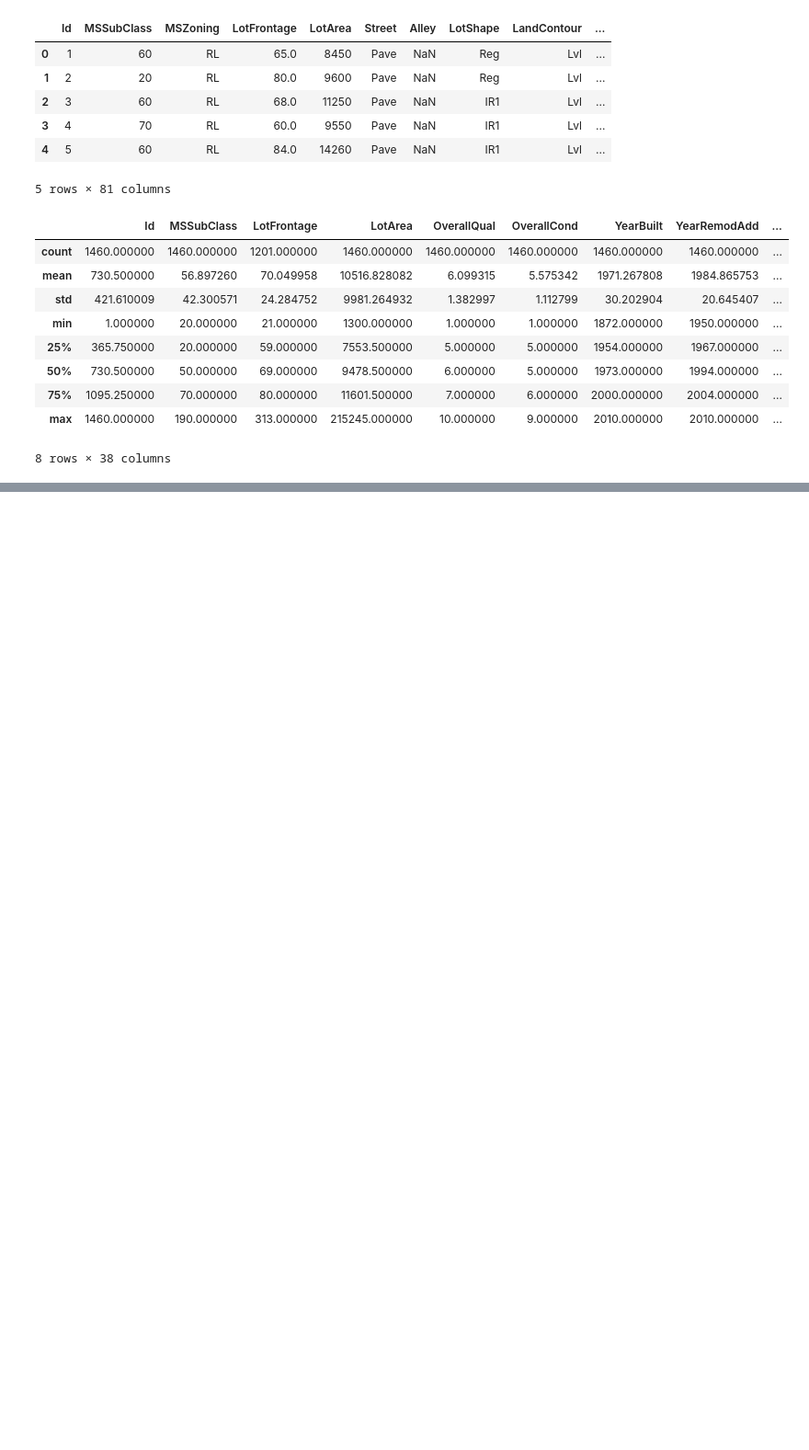
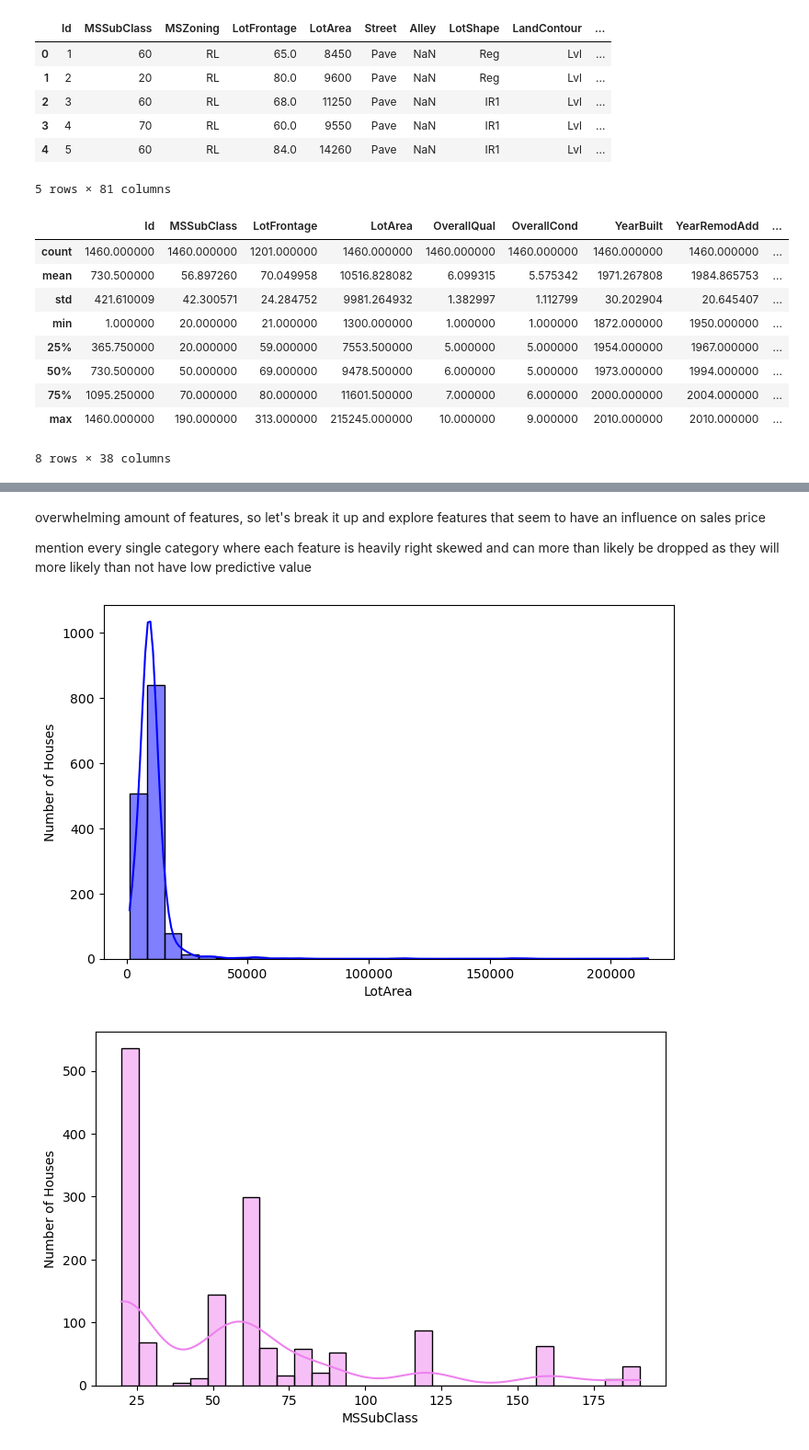
Before and after one commit to ohTMI/Housing-Prices, a Jupyter notebook: Code/EDA.ipynb, the cells around one changed output, grey strips where cells are left out. Shown at 92% size. Saved outputs shown, nothing was run; the diff lists cells and outputs as text; code cells hidden in the pictures; blank space fills up the shorter version.

```diff
--- a/Code/EDA.ipynb
+++ b/Code/EDA.ipynb
@@ -57,0 +181,17 @@ data.describe()
+# %% [markdown]
+overwhelming amount of features, so let's break it up and explore features that seem to have an influence on sales price
+
+mention every single category where each feature is heavily right skewed and can more than likely be dropped as they will more likely than not have low predictive value
+# %%
+num_feats = ['LotArea', 'MSSubClass', 'MoSold', 'OverallCond', 'TotalBsmtSF', 'YrSold', 'YearBuilt']
+
+num_colors= ['blue', 'violet', 'lime', 'gold', 'lightcoral', 'lightgreen', 'teal']
+
+for i, col in enumerate(num_feats):
+    plt.figure(figsize=(8,5))
+    sns.histplot(data[col].dropna(), kde=True, bins=30, color=num_colors[i])
+    plt.ylabel('Number of Houses')
+    plt.show()
+# %% [output]
+[figure, added]
+[figure, added]
```
Also changed, not shown: parts of 34 cells of this notebook.
